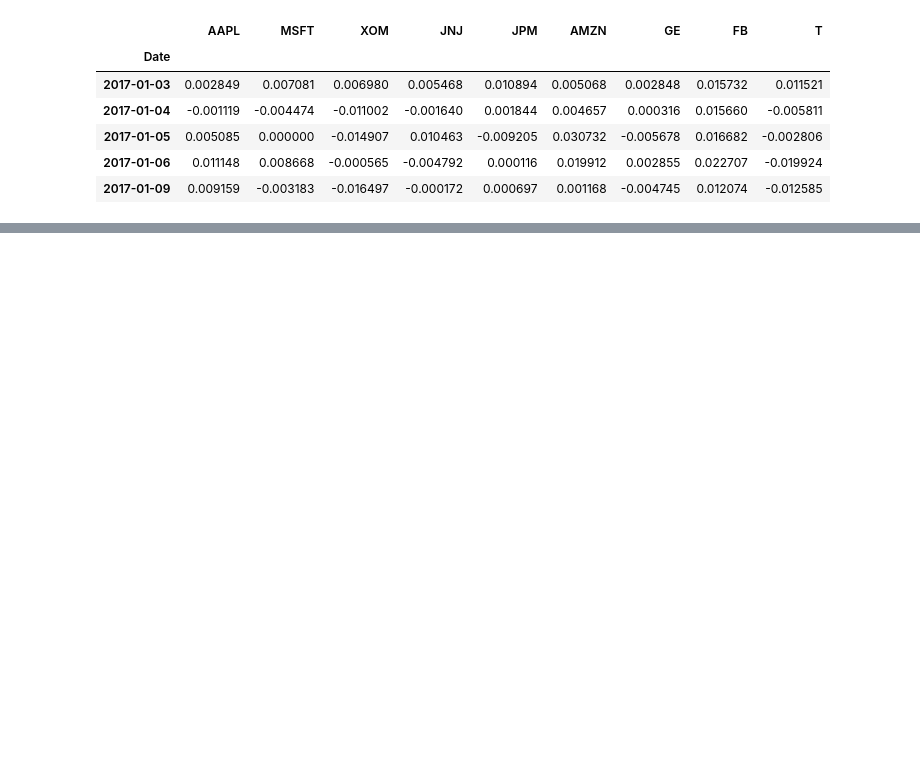
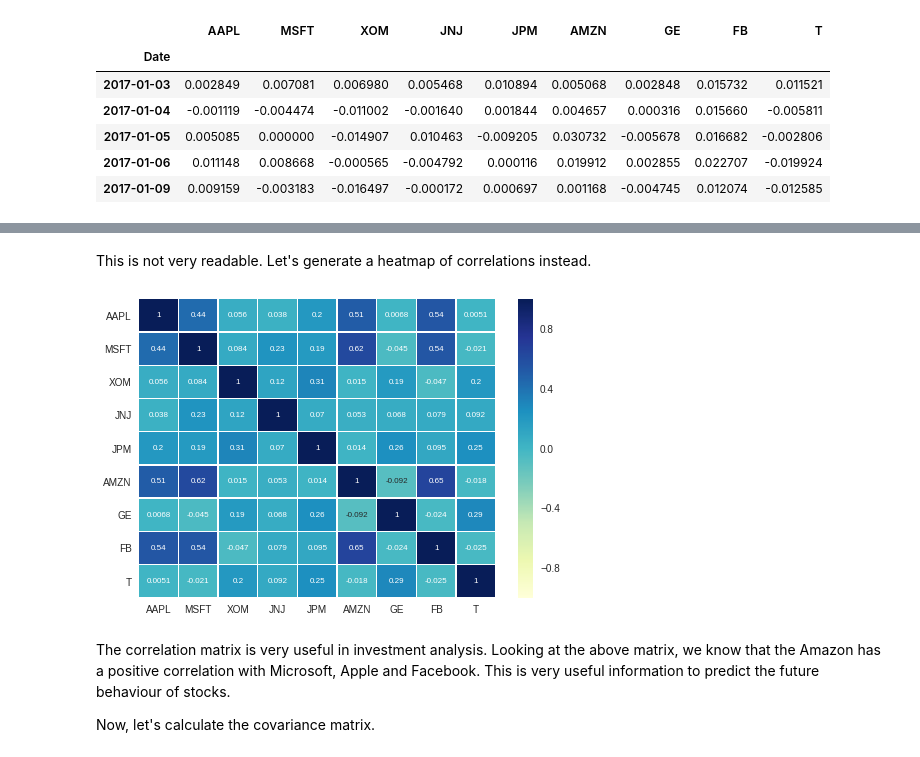
Before and after one commit to tanmay-kulkarni/portfolio_risk_management, a Jupyter notebook: portfolio.ipynb, the cells around one changed output, grey strips where cells are left out. Drawn from its saved outputs; the diff is of its cells as text; code cells hidden in the pictures; blank space fills up the shorter version.

```diff
--- a/portfolio.ipynb
+++ b/portfolio.ipynb
@@ -274,0 +347,11 @@ plt.show()
+# %%
+correlation_matrix = df_StockReturns[['AAPL',
+ 'MSFT',
+ 'XOM',
+ 'JNJ',
+ 'JPM',
+ 'AMZN',
+ 'GE',
+ 'FB',
+ 'T']].corr()
+print(correlation_matrix)
@@ -274,0 +376,20 @@ plt.show()
+# %% [markdown]
+This is not very readable. Let's generate a heatmap of correlations instead.
+# %%
+import seaborn as sbn
+sbn.heatmap(correlation_matrix,
+            annot=True,
+            cmap='YlGnBu',
+           linewidths=0.3,
+           annot_kws = {'size':8})
+
+plt.xticks(rotation=0)
+plt.yticks(rotation=0)
+
+plt.show()
+# %% [output]
+[figure, added]
+# %% [markdown]
+The correlation matrix is very useful in investment analysis. Looking at the above matrix, we know that the Amazon has a positive correlation with Microsoft, Apple and Facebook. This is very useful information to predict the future behaviour of stocks.
+
+Now, let's calculate the covariance matrix.
```
Also changed, not shown: parts of 23 cells of this notebook.
